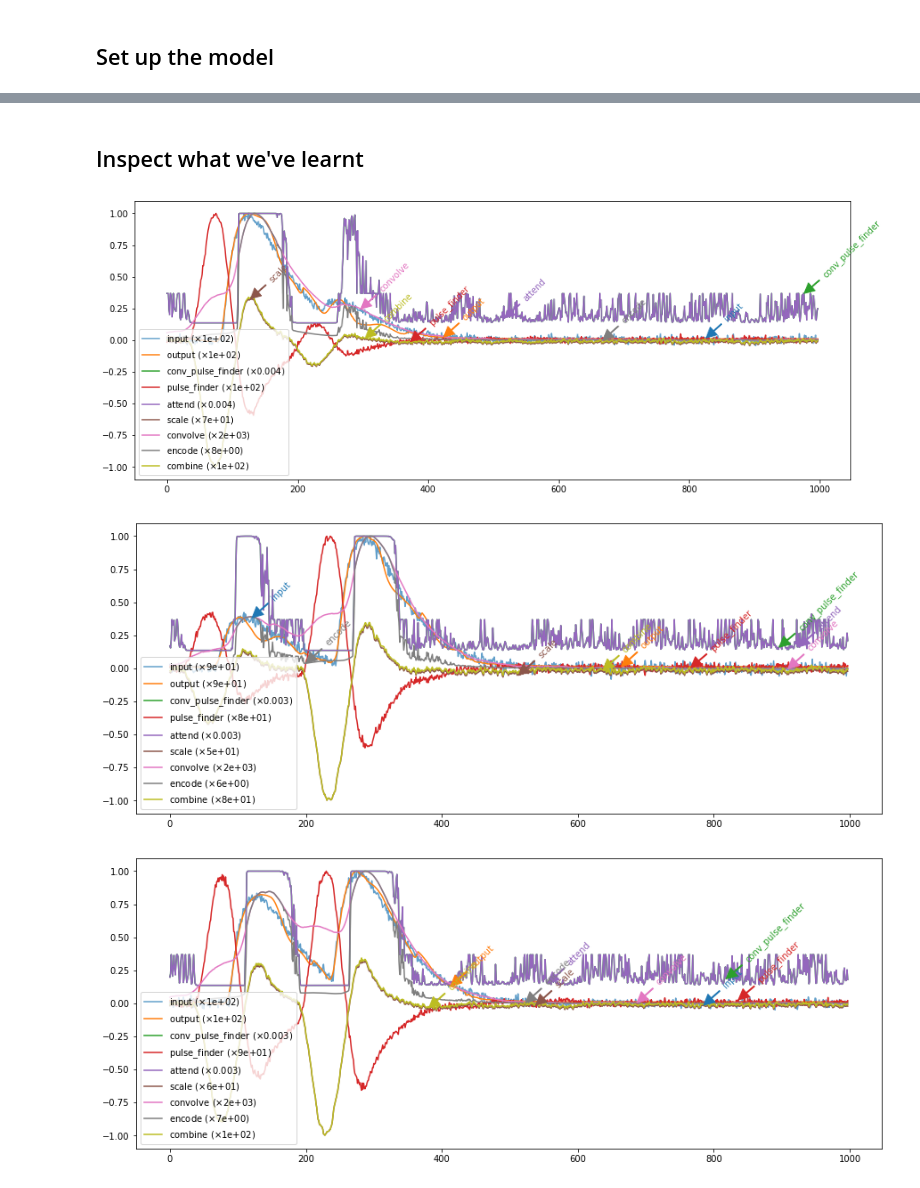
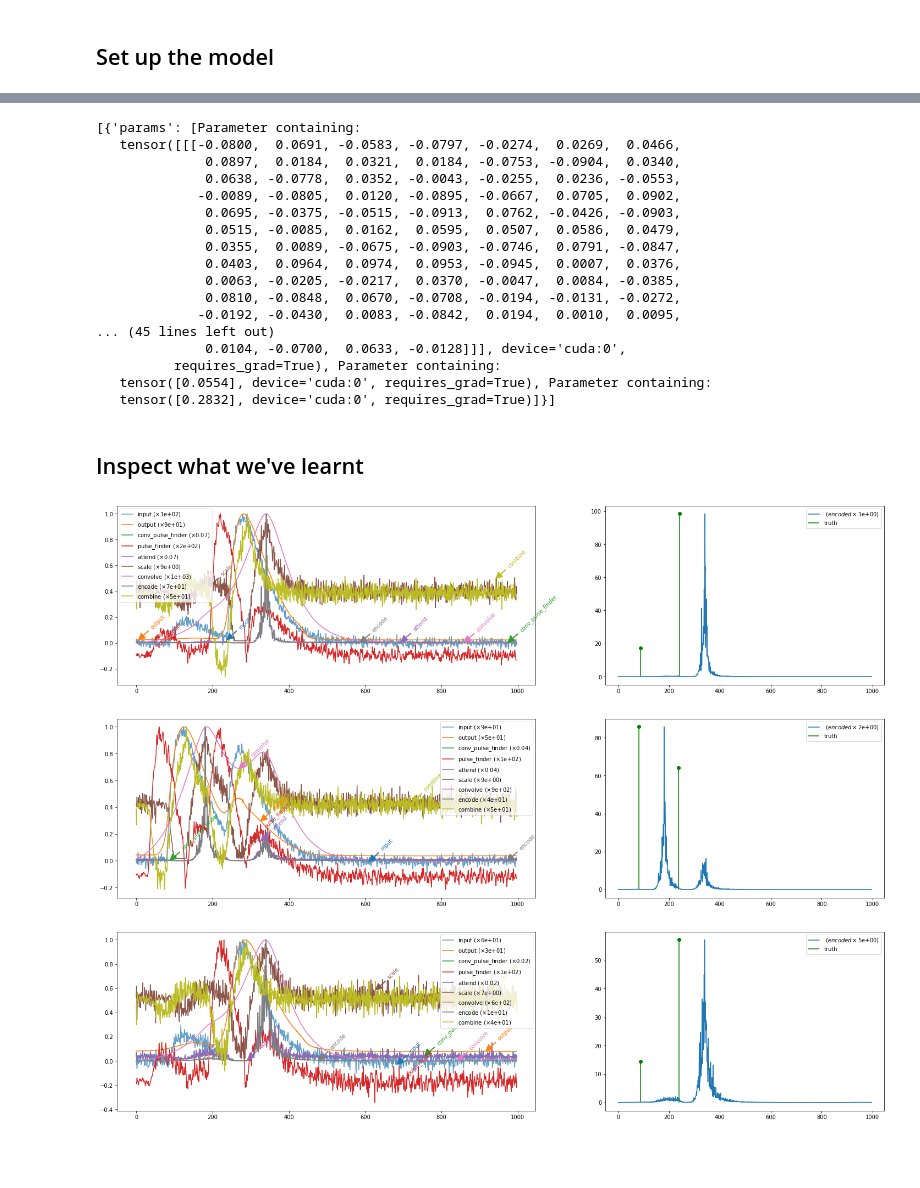
Before and after one commit to benkrikler/wavefilter, a Jupyter notebook: notebooks/train_simple_pulse_finder_torch.ipynb, the cells around one changed output, grey strips where cells are left out. Drawn from its saved outputs; the diff is of its cells as text; code cells hidden in the pictures; blank space fills up the shorter version.

```diff
--- a/notebooks/train_simple_pulse_finder_torch.ipynb
+++ b/notebooks/train_simple_pulse_finder_torch.ipynb
@@ -38,6 +41,2 @@ print(f"Using {device} device")
 # %% [output]
 Using cuda device
-# %%
-import inspect
-lines = inspect.getsource(models.Conv1dPulseFinderAttentionBase.forward_step1)
-print(lines)
@@ -94,9 +84,15 @@ i=3
 class Conv1dPulseFinderAttention_v4(models.Conv1dPulseFinderAttentionBase):
     def forward(self, ampl: torch.Tensor, original: torch.Tensor):
         inputs = super().forward_step1(ampl, original)
-        scale = self.scale(inputs)
-        attend = torch.tanh(F.softshrink(scale))
-        return F.softmax(attend, -1)
+        inputs = torch.roll(inputs, self.pulse_finder.weight.shape[-1] //2, -1)
+       # scale = self.scale(inputs)
+       # attend = torch.tanh(F.softshrink(scale))
+       # return F.softmax(attend, -1)
+        attend = F.leaky_relu(inputs)
+        attend = self.scale(attend)
+        #attend = torch.sigmoid(attend)
+        attend = F.softmax(attend, -1)
+        return attend
 
 attention = models.ParallelWeightedModules()
 attention.add("conv_pulse_finder", Conv1dPulseFinderAttention_v4(100, False), 0)
@@ -124,4 +120,23 @@ WaveFilter(
 )
 # %%
 params = split_parameters(model, ['attend'])
+params
+# %% [output]
+[{'params': [Parameter containing:
+   tensor([[[-0.0800,  0.0691, -0.0583, -0.0797, -0.0274,  0.0269,  0.0466,
+              0.0897,  0.0184,  0.0321,  0.0184, -0.0753, -0.0904,  0.0340,
+              0.0638, -0.0778,  0.0352, -0.0043, -0.0255,  0.0236, -0.0553,
+             -0.0089, -0.0805,  0.0120, -0.0895, -0.0667,  0.0705,  0.0902,
+              0.0695, -0.0375, -0.0515, -0.0913,  0.0762, -0.0426, -0.0903,
+              0.0515, -0.0085,  0.0162,  0.0595,  0.0507,  0.0586,  0.0479,
+              0.0355,  0.0089, -0.0675, -0.0903, -0.0746,  0.0791, -0.0847,
+              0.0403,  0.0964,  0.0974,  0.0953, -0.0945,  0.0007,  0.0376,
+              0.0063, -0.0205, -0.0217,  0.0370, -0.0047,  0.0084, -0.0385,
+              0.0810, -0.0848,  0.0670, -0.0708, -0.0194, -0.0131, -0.0272,
+             -0.0192, -0.0430,  0.0083, -0.0842,  0.0194,  0.0010,  0.0095,
+... (45 lines left out)
+              0.0104, -0.0700,  0.0633, -0.0128]]], device='cuda:0',
+          requires_grad=True), Parameter containing:
+   tensor([0.0554], device='cuda:0', requires_grad=True), Parameter containing:
+   tensor([0.2832], device='cuda:0', requires_grad=True)]}]
 # %%
@@ -133,34 +154,49 @@ tester = train_parallel_pulse_finder(train_loader, model, param_groups=params, l
 activations = CaptureActivations()
 activations.register(model, "attend", "encode", "convolve", "reconstruct")
 activations.register(model.attend, "conv_pulse_finder", "soft_max")
 activations.register(model.attend.conv_pulse_finder, "pulse_finder", "combine", "scale")
 
 def plot_line(data, label, **kwargs):
   scale = max(data.max(), -data.min())
   lines = plt.plot(data / scale, label=f"{label} ($\\times${scale:.01})", **kwargs)
   x = np.random.randint(len(data))
   y = data[x] / scale
   color = lines[0].get_color()
   plt.annotate(label, (x,y), xycoords="data", textcoords="offset points", xytext=(20,20), arrowprops=dict(width=1, color=color), color=color , rotation=45)
 
 
 def plot_prediction(model, input):
   output = model(input.to(device))
   plot_line(input[0], label="input", alpha=0.7)
   plot_line(output[0].detach().cpu().numpy(), label="output")
   for i in ['conv_pulse_finder', 'pulse_finder', 'attend', 'scale', 'convolve' , 'encode', 'combine']:
   #for i in ['convolve', 'pulse_finder', 'combine', 'scale', 'conv_pulse_finder', 'soft_max', 'attend', 'encode', 'reconstruct']:
     plot_line(activations[i][0].cpu(), label=i)
   plt.legend()
   #plt.yscale("log")
 
+def plot_encoded(model, input, true_amp, true_time):
+  model(input.to(device))
+  max_amp = max(true_amp)
+  encoded = activations["encode"][0].cpu().numpy()
+  scale = max_amp / encoded.max()
+  encoded *= scale
+  plt.plot(encoded, label=f" ($encoded \\times${scale:.01})")
+  plt.vlines(true_time, 0, true_amp, color="green", label="truth")
+  plt.scatter(true_time[true_amp != 0], true_amp[true_amp != 0], color="green")
+  plt.legend()
+
 close_time = np.random.choice(np.where(truth[1][:, 1] < 250)[0], 5)
 far_time = np.random.choice(np.where(truth[1][:, 1] > 500)[0], 5)
 choices = np.concatenate((close_time, far_time))
 for i in choices: #np.random.randint(len(data), size=10):
-  plt.figure(figsize=(15,6))
+  #plt.figure(figsize=(15,6))
+  _, ax = plt.subplots(1, 2,  gridspec_kw={'width_ratios': [15, 10]}, figsize=(25,6))
+  plt.sca(ax[0])
   plot_prediction(model, ds[i][0])
+  plt.sca(ax[1])
+  plot_encoded(model, ds[i][0], truth[0][i], truth[1][i])
 # %% [output]
-[figure, old version]
+[figure, new version]
-[figure, old version]
+[figure, new version]
-[figure, old version]
+[figure, new version]
```
Also changed, not shown: parts of 12 cells of this notebook.
